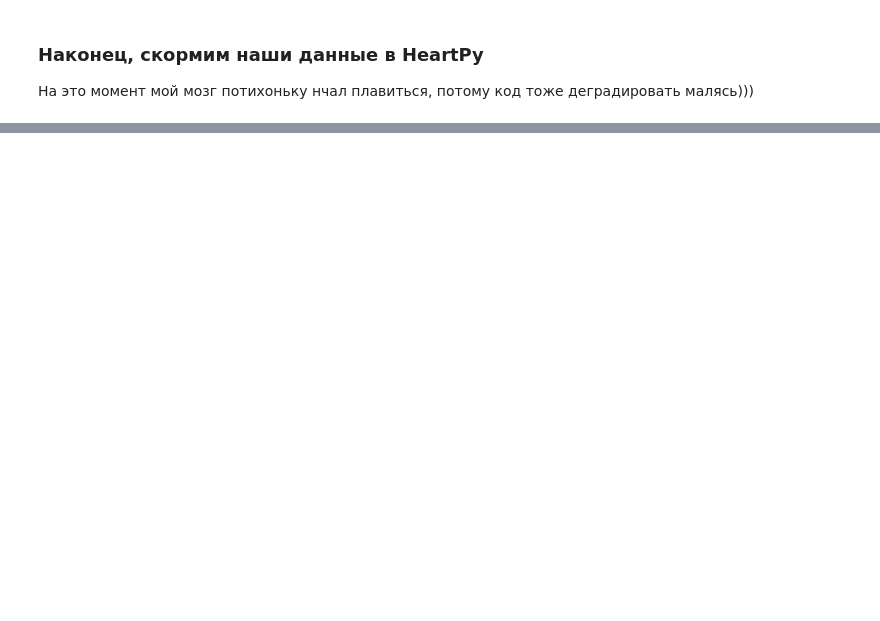
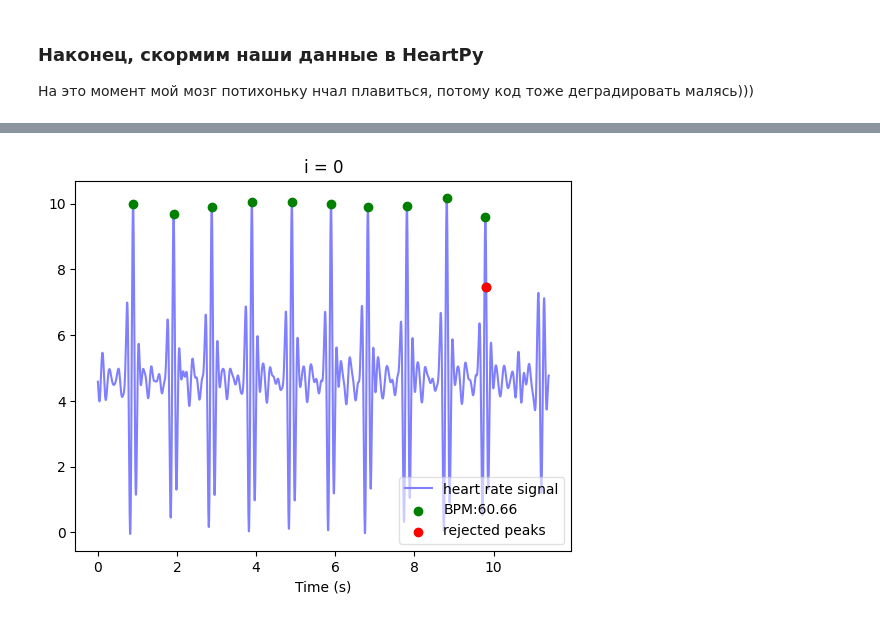
Before and after one commit to zhabiki/PPG-Datasets-Exploration, a Jupyter notebook: Psychiatry-ECG.ipynb, the cells around one changed output, grey strips where cells are left out. Drawn from its saved outputs; the diff is of its cells as text; code cells hidden in the pictures; blank space fills up the shorter version.

```diff
--- a/Psychiatry-ECG.ipynb
+++ b/Psychiatry-ECG.ipynb
@@ -334,4 +334,6 @@ plt.show()
 ### Наконец, скормим наши данные в HeartPy
 
 На это момент мой мозг потихоньку нчал плавиться, потому код тоже деградировать малясь)))
+# %%
+fs = 416 # 500? 416?? 256???
 # %%
@@ -361,66 +388,50 @@ print('\nОтрезки записей в данных (с обрезанным
 # %%
-i = 0
-data = {'hr': [], 'sdnn': [], 'peaks': []}
+for slc in data_slices:
+    raised = True
+    while raised:
+        try:
+            wd, m = hp.process(
+                butter_bandpass_filter(data_filtered_concat['Lead II'][slc], 4, 9, fs),
+                sample_rate=fs
+            )
 
-def butter_bandpass_filter(data, lowcut, highcut, sample_rate, order=4):
-        """Встроенный фильтр Баттерворта.
-        data - сигнал
-        lowcut - минимально допустимая частота
-        hightcut - максимально допустимая частота
-        sample_rate - частота дискретизации
-        order - порядок фильтра
+            if ((not np.isnan(m['bpm'])) and (m['bpm'] < 140.0) and (m['bpm'] > 60.0)):
+                # print(m, wd)
+                data['bpm'].append(m['bpm'])
+                data['sdnn'].append(m['sdnn'])
+                data['rmssd'].append(m['rmssd'])
+                data['hr_mad'].append(m['hr_mad'])
 
-        Возвращает фильтрованный сигнал"""
-        nyq = 0.5 * sample_rate
-        low = lowcut / nyq
-        high = highcut / nyq
-        b, a = butter(order, [low, high], btype='band')
-        return filtfilt(b, a, data)
+                r_peaks.append(wd['RR_list'])
 
-print(len(data_slices))
-for slc in data_slices:
-    for label in labels:
-        raised = True
-        while raised:
-            try:
-                wd, m = hp.process(
-                    butter_bandpass_filter(data_filtered_concat[label][slc], 4, 9, 416),
-                    sample_rate=416
-                )
+                # data['rri'].append(
+                #     np.asarray(wd['RR_list']) / fs
+                # )
 
-                if not (np.isnan(m['ibi']) and np.isnan(m['sdnn'])):
-                    data['hr'].append(60000/m['ibi'])
-                    data['sdnn'].append(m['sdnn'])
-                    data['peaks'].append([wd['peaklist']])
+                hp.plotter(wd, m)
+                plt.title(f'i = {i}')
+                plt.show()
+
+            raised = False
+            i += 1
+
+        except BaseException:
+            if slc.stop - slc.start < fs:
+                raised = False
+                continue
+            slc = slice(slc.start, slc.stop-100)
 
 
-                hp.plotter(wd, m)
+# peaks, _ = find_peaks(wd['hr'])
 
-                plt.show()
+# print(wd.keys())
+# print(wd['hr'], wd['sample_rate'])
 
-                plt.plot(butter_bandpass_filter(data_filtered_concat[label][slc], 4, 9, 416))
-                plt.title(i)
-                # plt.xlim(0, 200)
-                plt.show()
+# hp.plotter(wd, m)
+# plt.scatter(peaks/fs, wd['hr'][peaks])
+# plt.show()
 
-                i += 1
-
-                raised = False
-            except BaseException:
-                if slc.stop - slc.start < 416:
-                    raised = False
-                    continue
-                slc = slice(slc.start, slc.stop-100)
-
-peaks, _ = find_peaks(wd['hr'])
-
-print(wd.keys())
-print(wd['hr'], wd['sample_rate'])
-
-hp.plotter(wd, m)
-plt.scatter(peaks/416, wd['hr'][peaks])
-plt.show()
-
-for measure in m.keys():
-    print('%s: %f' %(measure, m[measure]))
+# for measure in m.keys():
+#     print('%s: %f' %(measure, m[measure]))
 # %% [output]
+[figure, new version]
```
Also changed, not shown: parts of 20 cells of this notebook, 6 other files.
